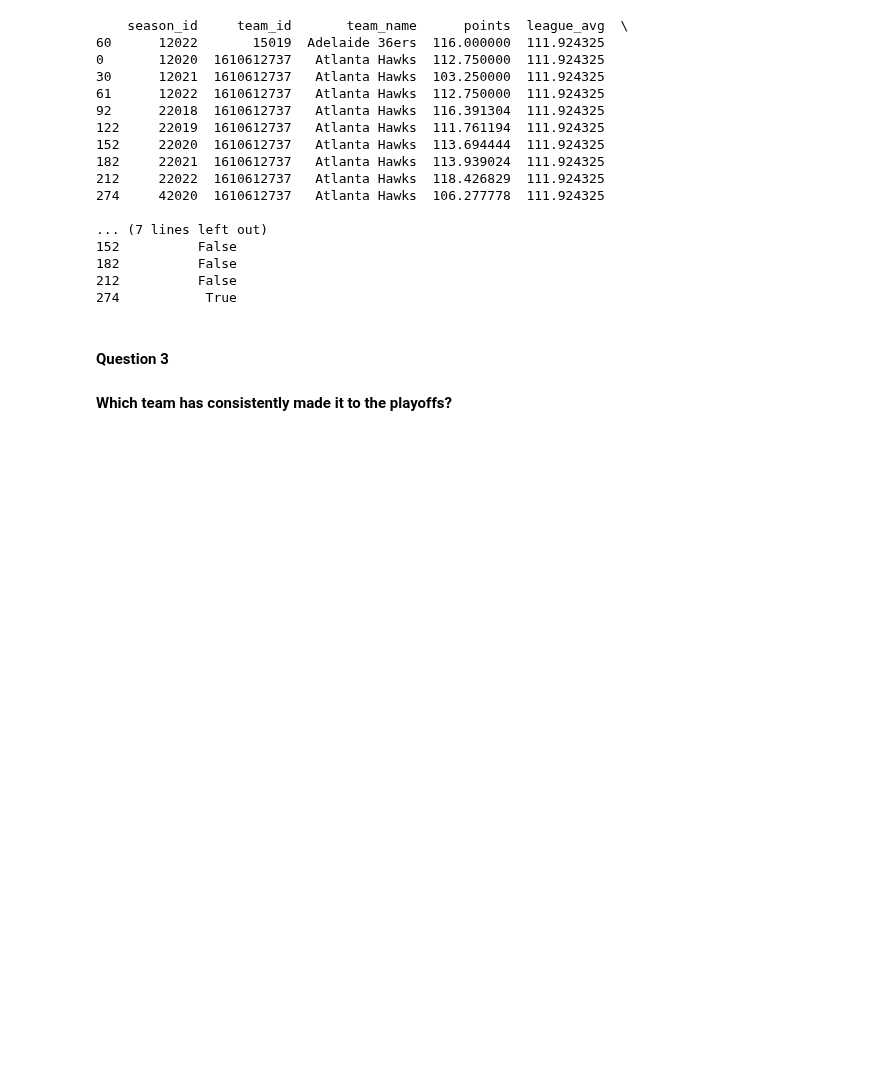
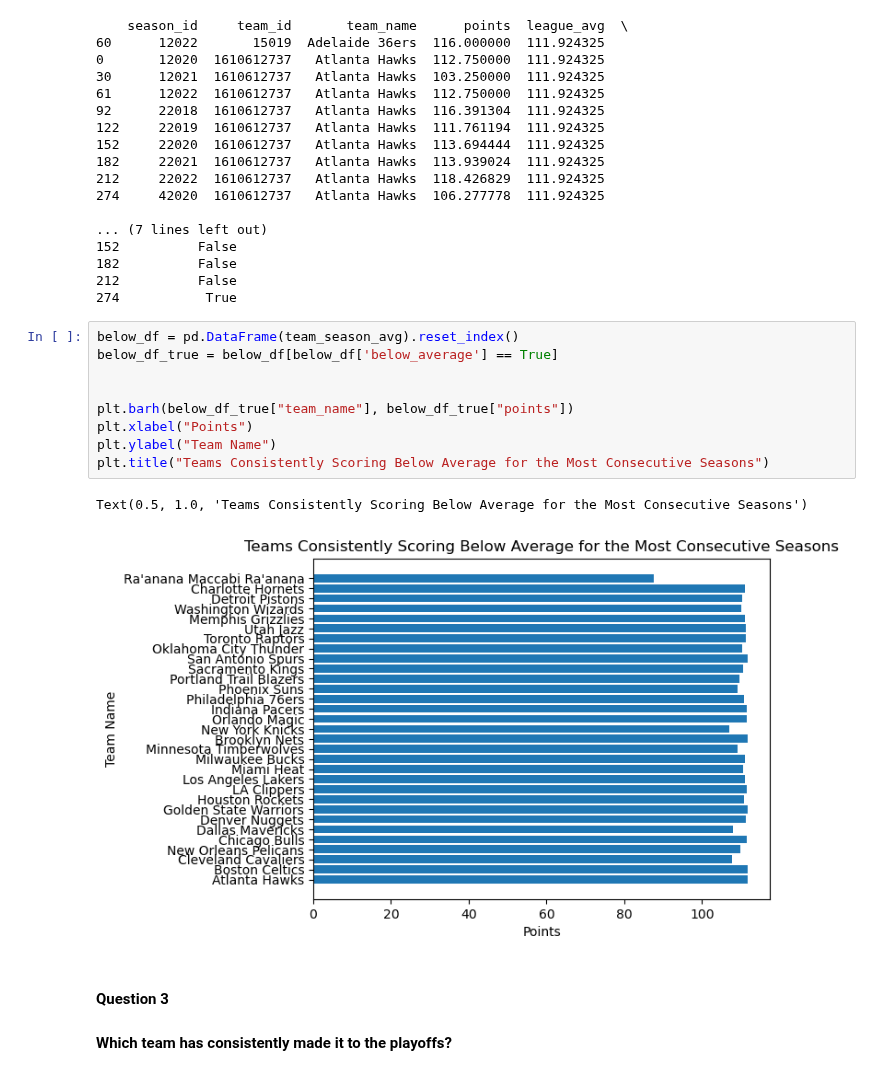
Before and after one commit to thezachdrake/UMD-INST627-Fall2024, a Jupyter notebook: online.ipynb, the cells around one changed output. Drawn from its saved outputs; the diff is of its cells as text; blank space fills up the shorter version.

```diff
--- a/online.ipynb
+++ b/online.ipynb
@@ -164,6 +156,18 @@ print(team_season_avg.head(10))
 182          False
 212          False
 274           True
+# %%
+below_df = pd.DataFrame(team_season_avg).reset_index()
+below_df_true = below_df[below_df['below_average'] == True]
+
+
+plt.barh(below_df_true["team_name"], below_df_true["points"])
+plt.xlabel("Points")
+plt.ylabel("Team Name")
+plt.title("Teams Consistently Scoring Below Average for the Most Consecutive Seasons")
+# %% [output]
+Text(0.5, 1.0, 'Teams Consistently Scoring Below Average for the Most Consecutive Seasons')
+[figure, added]
 # %% [markdown]
 #### Question 3
 #### Which team has consistently made it to the playoffs?
```
Also changed, not shown: parts of 5 cells of this notebook.
